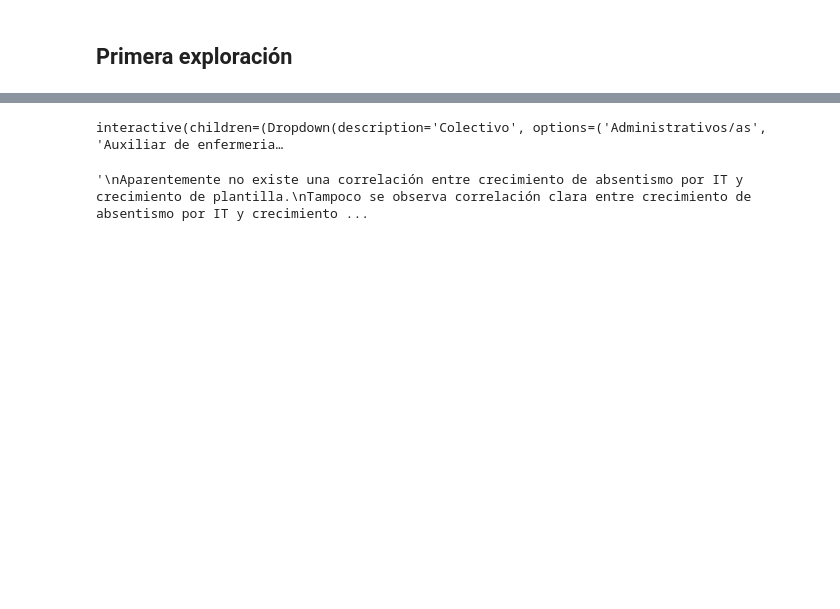
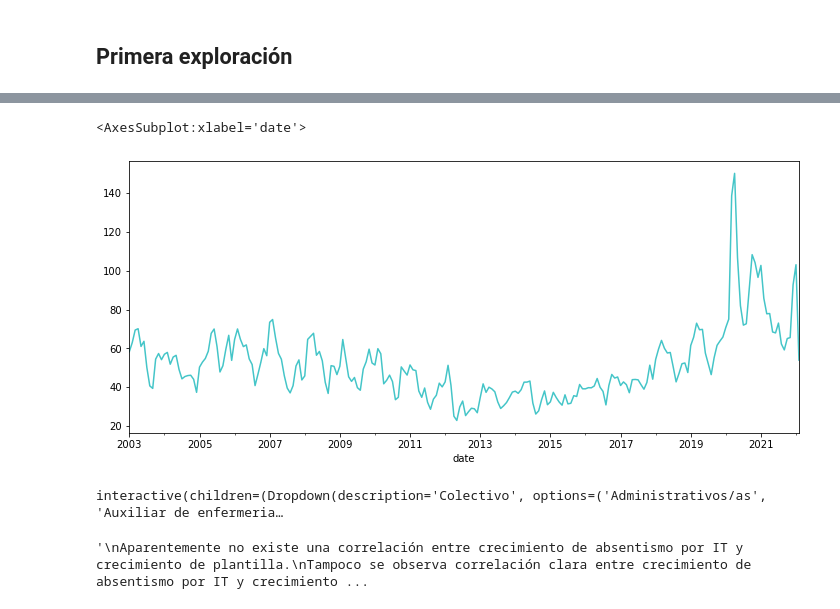
Before and after one commit to cmromero/PR-Final-Sick_leave_prediction, a Jupyter notebook: Proyecto_Final_EDA.ipynb, the cells around one changed output, grey strips where cells are left out. Drawn from its saved outputs; the diff is of its cells as text; code cells hidden in the pictures; blank space fills up the shorter version.

```diff
--- a/Proyecto_Final_EDA.ipynb
+++ b/Proyecto_Final_EDA.ipynb
@@ -135,3 +158,9 @@ it_agrupadas
+# %%
+plt.rcParams['figure.figsize']=(12,5)
+df[df['COLECTIVO']=='Enfermeras/os'].plot(x='date',y='Plantilla_de_baja',kind = 'line',legend=False)
+# %% [output]
+<AxesSubplot:xlabel='date'>
+[figure, added]
 # %%
 #Gráfico interactivo para comparar la evolución temporal de las diferentes variables
 @interact(Colectivo=df['COLECTIVO'].unique().tolist(),Variable_Y=['Plantilla_de_baja', 'Plantilla',
```
Also changed, not shown: parts of 17 cells of this notebook, 17 other files.
